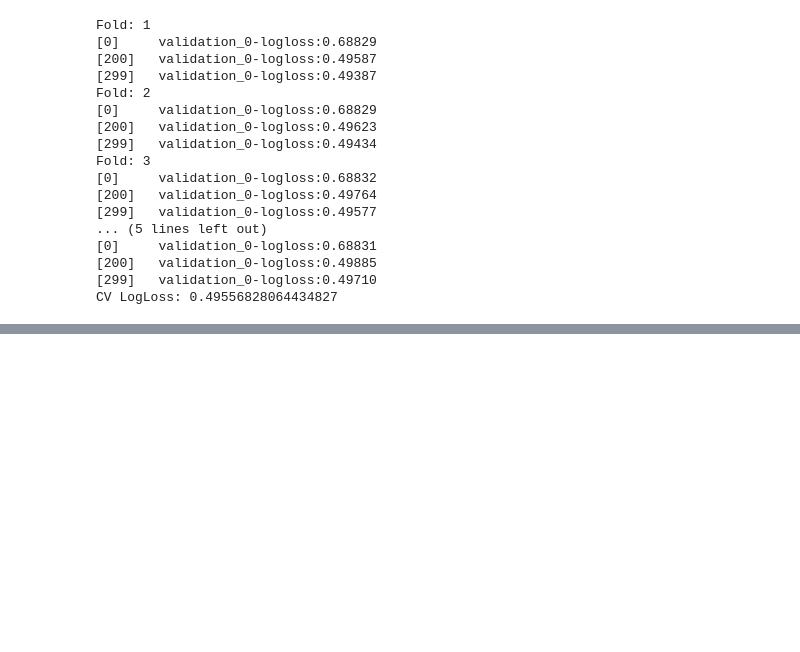
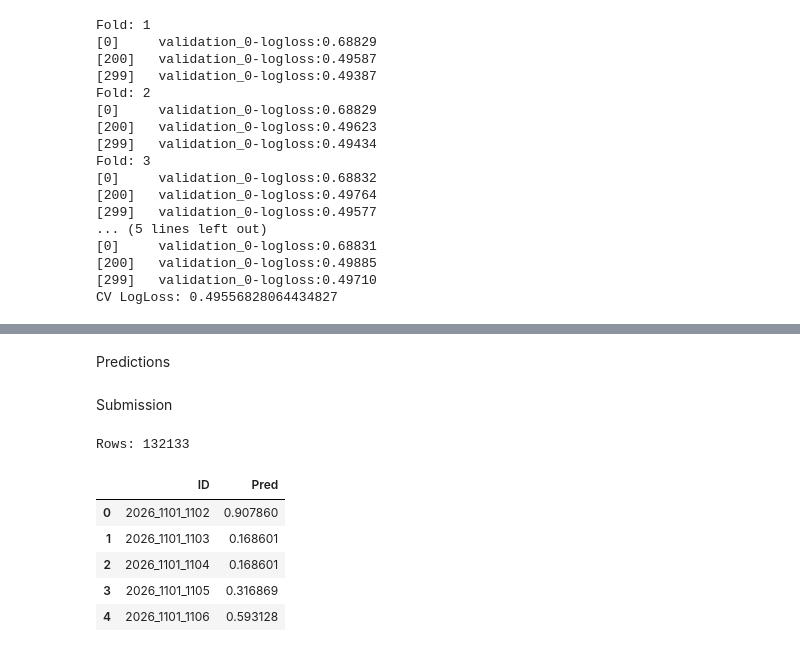
Before and after one commit to shiv2-dot/30-days-ML, a Jupyter notebook: notebooks/March Machine Learning Mania 2026.ipynb, the cells around one changed output, grey strips where cells are left out. Saved outputs shown, nothing was run; the diff lists cells and outputs as text; code cells hidden in the pictures; blank space fills up the shorter version.

```diff
--- a/notebooks/March Machine Learning Mania 2026.ipynb
+++ b/notebooks/March Machine Learning Mania 2026.ipynb
@@ -270,0 +310,2 @@ CV LogLoss: 0.49556828064434827
+# %%
+X_test = build_test(sample)
@@ -270,0 +314,21 @@ CV LogLoss: 0.49556828064434827
+# %%
+final_model = XGBClassifier(
+    n_estimators=1000,
+    learning_rate=0.02,
+    max_depth=5,
+
+    subsample=0.85,
+    colsample_bytree=0.85,
+
+    min_child_weight=6,
+
+    reg_alpha=1,
+    reg_lambda=3,
+
+    tree_method="hist",
+    device="cuda",
+
+    eval_metric="logloss"
+)
+
+final_model.fit(X, y)
@@ -270,0 +348,25 @@ CV LogLoss: 0.49556828064434827
+# %% [markdown]
+Predictions
+# %%
+preds = final_model.predict_proba(X_test)[:,1]
+preds = np.clip(preds, 0.02, 0.98)
+# %% [markdown]
+Submission
+# %%
+submission = sample.copy()
+
+submission["Pred"] = preds
+
+print("Rows:", len(submission))
+
+submission.to_csv("submission.csv", index=False)
+
+submission.head()
+# %% [output]
+Rows: 132133
+|  | ID | Pred |
+| 0 | 2026_1101_1102 | 0.907860 |
+| 1 | 2026_1101_1103 | 0.168601 |
+| 2 | 2026_1101_1104 | 0.168601 |
+| 3 | 2026_1101_1105 | 0.316869 |
+| 4 | 2026_1101_1106 | 0.593128 |
```
Also changed, not shown: parts of 4 cells of this notebook.
